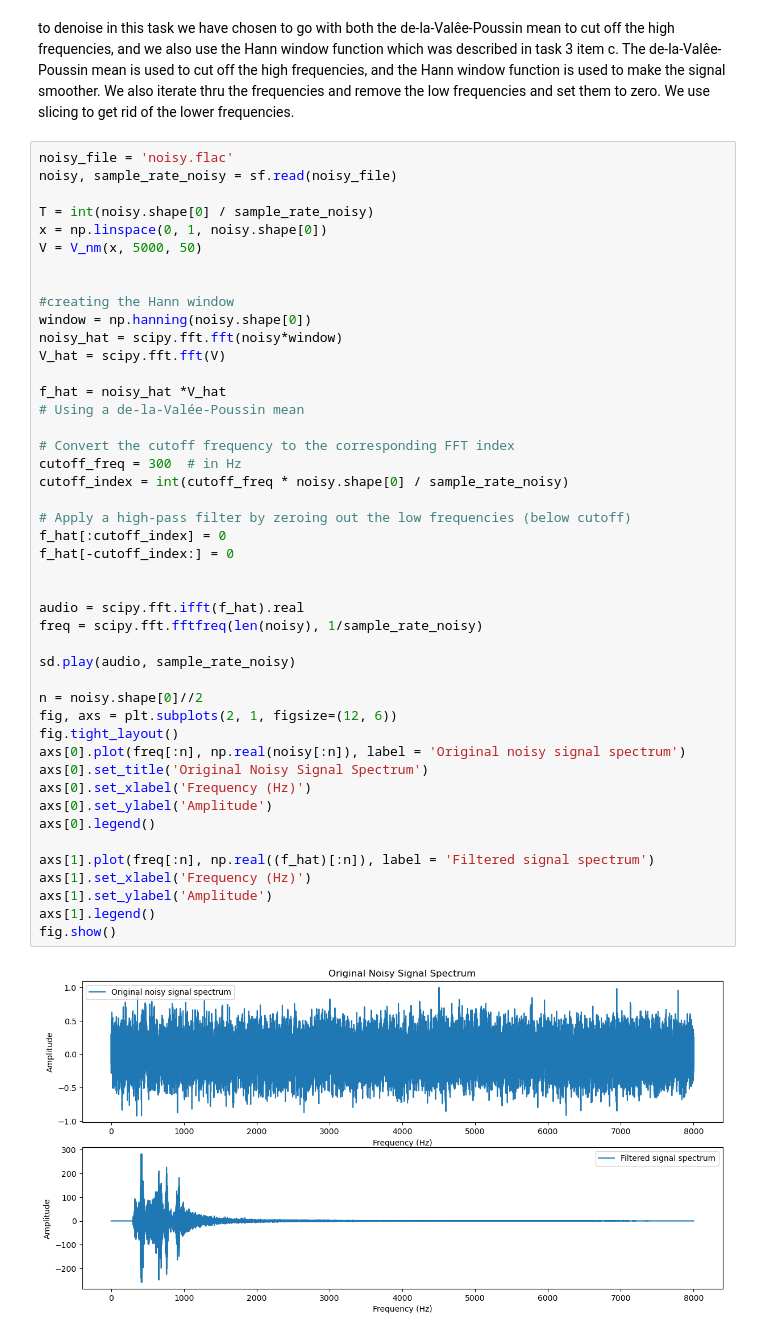
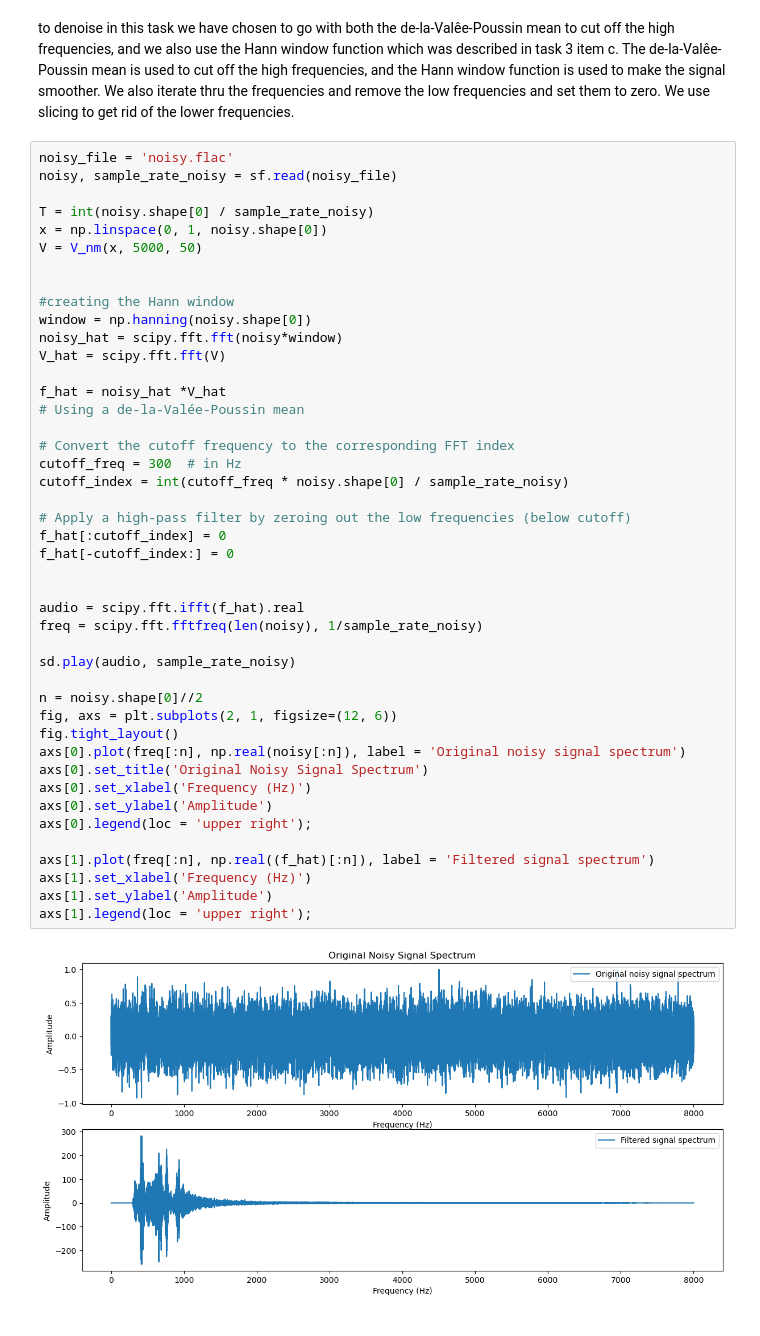
Before and after one commit to EttMolTrym/TMA4215-NumMat, a Jupyter notebook: project_1/project_1.ipynb, the cells around one changed output. Drawn from its saved outputs; the diff is of its cells as text.

```diff
--- a/project_1/project_1.ipynb
+++ b/project_1/project_1.ipynb
@@ -917,37 +946,36 @@ V_hat = scipy.fft.fft(V)
 
 f_hat = noisy_hat *V_hat
 # Using a de-la-Valée-Poussin mean
 
 # Convert the cutoff frequency to the corresponding FFT index
 cutoff_freq = 300  # in Hz
 cutoff_index = int(cutoff_freq * noisy.shape[0] / sample_rate_noisy)
 
 # Apply a high-pass filter by zeroing out the low frequencies (below cutoff)
 f_hat[:cutoff_index] = 0
 f_hat[-cutoff_index:] = 0
 
 
 audio = scipy.fft.ifft(f_hat).real
 freq = scipy.fft.fftfreq(len(noisy), 1/sample_rate_noisy)
 
 sd.play(audio, sample_rate_noisy)
 
 n = noisy.shape[0]//2
 fig, axs = plt.subplots(2, 1, figsize=(12, 6))
 fig.tight_layout()
 axs[0].plot(freq[:n], np.real(noisy[:n]), label = 'Original noisy signal spectrum')
 axs[0].set_title('Original Noisy Signal Spectrum')
 axs[0].set_xlabel('Frequency (Hz)')
 axs[0].set_ylabel('Amplitude')
-axs[0].legend()
+axs[0].legend(loc = 'upper right');
 
 axs[1].plot(freq[:n], np.real((f_hat)[:n]), label = 'Filtered signal spectrum')
 axs[1].set_xlabel('Frequency (Hz)')
 axs[1].set_ylabel('Amplitude')
-axs[1].legend()
-fig.show()
+axs[1].legend(loc = 'upper right');
 # %% [output]
-[figure, old version]
+[figure, new version]
 # %% [markdown]
 by trial and error we found that m is a smoothing factor, so with a high m the signals go more together. So the effect m have is similar to a window function, but with a different approach.
 
```
Also changed, not shown: parts of 18 cells of this notebook.
